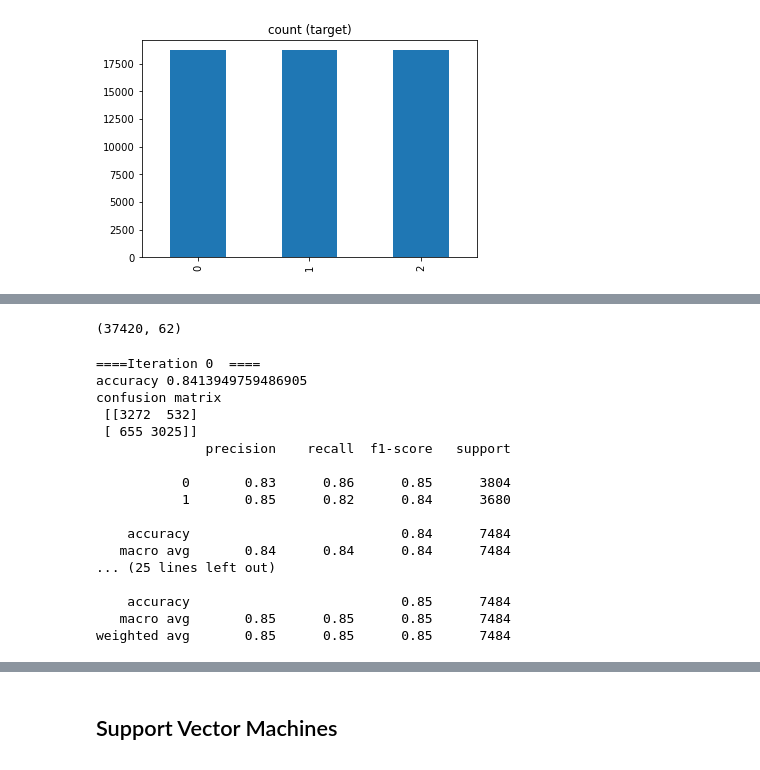
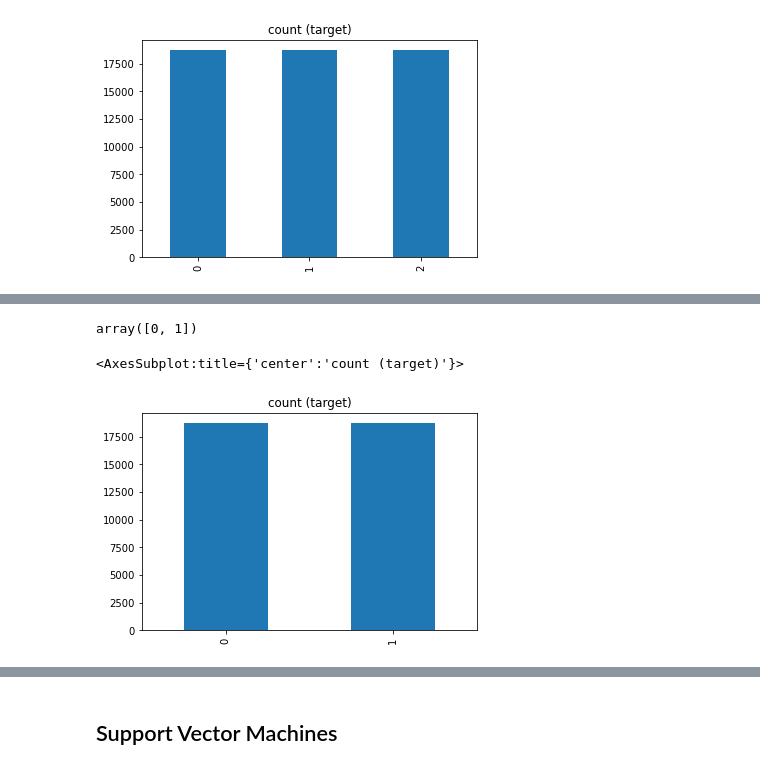
Before and after one commit to trishattah/DS_7331_Projects, a Jupyter notebook: Lab_2/Mini_Lab2_SVM_LR_Group4.ipynb, the cells around one changed output, grey strips where cells are left out. Drawn from its saved outputs; the diff is of its cells as text; code cells hidden in the pictures.

```diff
--- a/Lab_2/Mini_Lab2_SVM_LR_Group4.ipynb
+++ b/Lab_2/Mini_Lab2_SVM_LR_Group4.ipynb
@@ -277,4 +32,0 @@ print(coef)
-# %%
-df3.shape
-# %% [output]
-(37420, 62)
@@ -283,28 +33,11 @@ from sklearn import metrics as mt
-# %%
-iter_num=0
-for iter_num, (train_indices, test_indices) in enumerate(cv_object.split(b,a)):
-    lg.fit(b[train_indices],a[train_indices])  # train object
-    y_hat = lg.predict(b[test_indices])
-
-    print("====Iteration",iter_num," ====")
-    print("accuracy", mt.accuracy_score(a[test_indices],y_hat))
-    print("confusion matrix\n",mt.confusion_matrix(a[test_indices],y_hat))
-    print(classification_report(a[test_indices],y_hat))
-# %% [output]
-====Iteration 0  ====
-accuracy 0.8413949759486905
-confusion matrix
- [[3272  532]
- [ 655 3025]]
-              precision    recall  f1-score   support
-
-           0       0.83      0.86      0.85      3804
-           1       0.85      0.82      0.84      3680
-
-    accuracy                           0.84      7484
-   macro avg       0.84      0.84      0.84      7484
-... (25 lines left out)
-
-    accuracy                           0.85      7484
-   macro avg       0.85      0.85      0.85      7484
-weighted avg       0.85      0.85      0.85      7484
+# %%
+df1 = df.loc[(df['CASE_STATUS_CODE']==0) | (df['CASE_STATUS_CODE']==2)]
+df1['CASE_STATUS_CODE'] = np.select([df1.CASE_STATUS_CODE==0],[1],0)
+np.unique(df1.CASE_STATUS_CODE)
+# %% [output]
+array([0, 1])
+# %%
+df1['CASE_STATUS_CODE'].value_counts().plot(kind='bar', title='count (target)')
+# %% [output]
+<AxesSubplot:title={'center':'count (target)'}>
+[figure, added]
```
Also changed, not shown: parts of 81 cells of this notebook.
